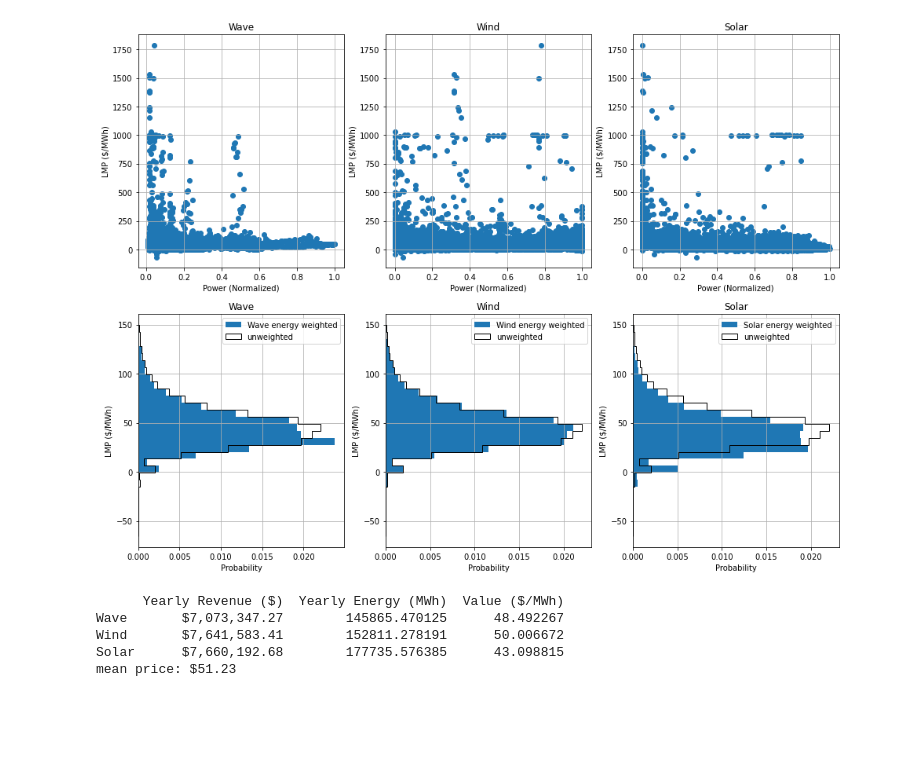
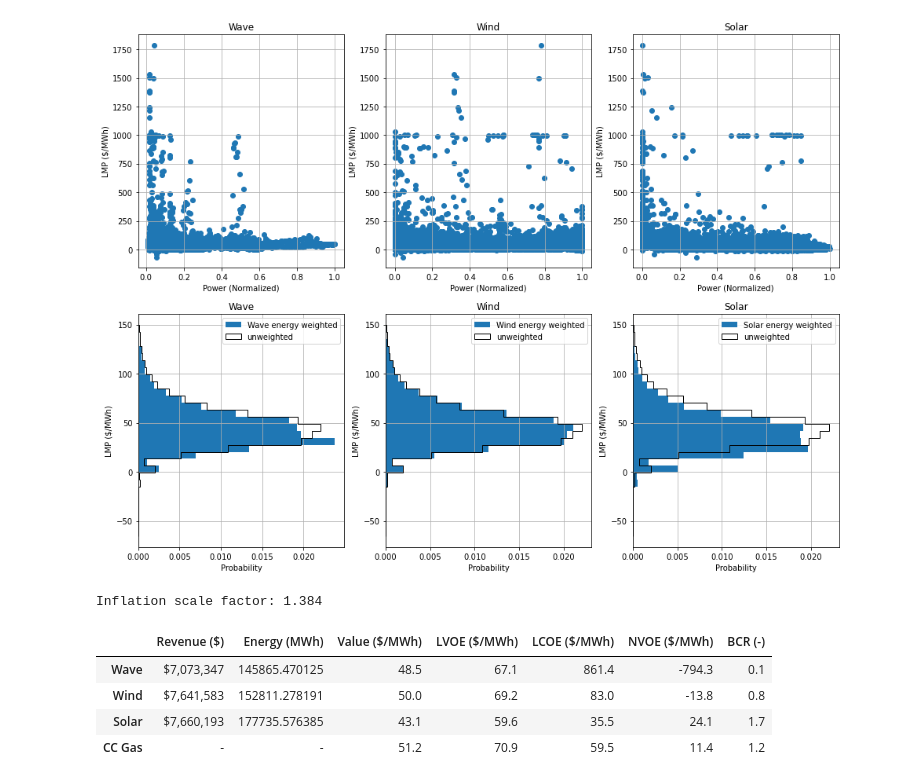
Before and after one commit to rebeccamccabe/wec-econ, a Jupyter notebook: wec-value.ipynb, the cells around one changed output. Drawn from its saved outputs; the diff is of its cells as text; code cells hidden in the pictures; blank space fills up the shorter version.

Commit message:
add LCOE, NVOE, BCR

```diff
--- a/wec-value.ipynb
+++ b/wec-value.ipynb
@@ -231,20 +242,36 @@ fig.suptitle = 'Correlation between production and price'
 # %%
 # value of each energy source
 W_to_MWh = 15/60 * 10**-6 # for 15min timestep
 revenue = W_to_MWh * np.dot(df[powers].T, df["LMP ($/MWh)"])
 energy = W_to_MWh * df[powers].sum()
 energy.reset_index(drop=True,inplace=True)
 value = np.divide(revenue,energy)
+r = 0.03 # interest rate
+N = 20 # lifetime, years
+f = (1+1/r)*((1+r)**N-1)/N
+levelized_value = value * f
+print('Inflation scale factor: '+f"{f:.03f}")
 
-output = pd.DataFrame(np.vstack([revenue,energy,value]).T, index=resources, columns=['Yearly Revenue ($)','Yearly Energy (MWh)','Value ($/MWh)'])
-output['Yearly Revenue ($)'] = output['Yearly Revenue ($)'].map(lambda x: f"${x:,.2f}") # format as currency
-print(output)
+output = pd.DataFrame(np.vstack([revenue,energy,value,levelized_value]).T, index=resources,
+                      columns=['Revenue ($)','Energy (MWh)','Value ($/MWh)','LVOE ($/MWh)'])
+output['Revenue ($)'] = output['Revenue ($)'].map(lambda x: f"${x:,.0f}") # format as currency
 
+# add comparison row for flat profile base load
 mean_price = np.mean(df["LMP ($/MWh)"])
-print('mean price: '+f"${mean_price:,.2f}")
+output.loc['CC Gas'] = ['-','-',mean_price,mean_price*f]
+
+# add cost and net value
+wave_lcoe = 680 * (1+r)**(2022-2014) # from fig 5.34 https://energy.sandia.gov/wp-content/gallery/uploads/SAND2014-9040-RMP-REPORT.pdf
+costs = [wave_lcoe,83,(30+41)/2,(45+74)/2] # from https://www.lazard.com/perspective/levelized-cost-of-energy-levelized-cost-of-storage-and-levelized-cost-of-hydrogen/
+output["LCOE ($/MWh)"] = costs
+output["NVOE ($/MWh)"] = output["LVOE ($/MWh)"] - output["LCOE ($/MWh)"]
+output["BCR (-)"] = output["LVOE ($/MWh)"] / output["LCOE ($/MWh)"]
+output = output.round(1)
+output.head()
 # %% [output]
-      Yearly Revenue ($)  Yearly Energy (MWh)  Value ($/MWh)
-Wave       $7,073,347.27        145865.470125      48.492267
-Wind       $7,641,583.41        152811.278191      50.006672
-Solar      $7,660,192.68        177735.576385      43.098815
-mean price: $51.23
+Inflation scale factor: 1.384
+|  | Revenue ($) | Energy (MWh) | Value ($/MWh) | LVOE ($/MWh) | LCOE ($/MWh) | NVOE ($/MWh) | BCR (-) |
+| Wave | $7,073,347 | 145865.470125 | 48.5 | 67.1 | 861.4 | -794.3 | 0.1 |
+| Wind | $7,641,583 | 152811.278191 | 50.0 | 69.2 | 83.0 | -13.8 | 0.8 |
+| Solar | $7,660,193 | 177735.576385 | 43.1 | 59.6 | 35.5 | 24.1 | 1.7 |
+| CC Gas | - | - | 51.2 | 70.9 | 59.5 | 11.4 | 1.2 |
```
Also changed, not shown: parts of 3 cells of this notebook.
